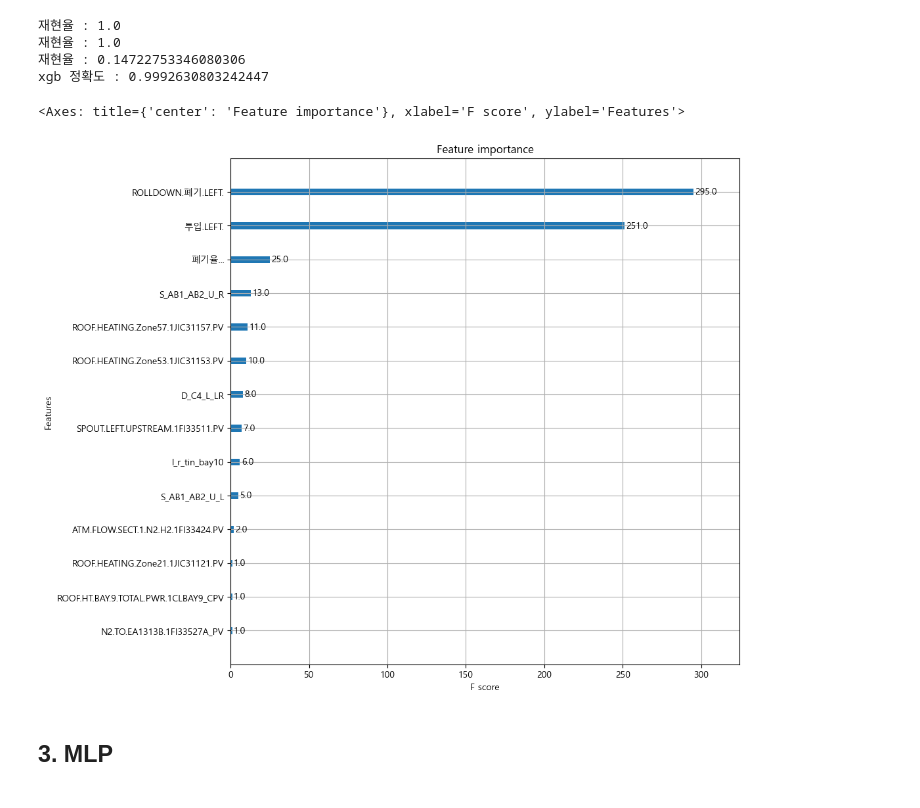
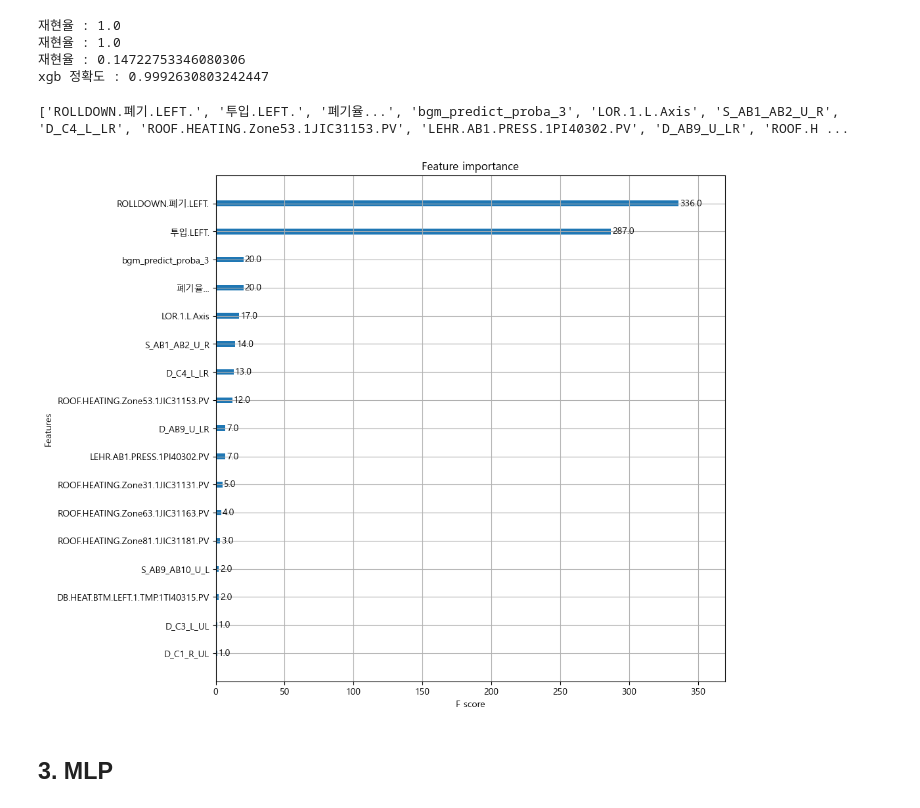
Before and after one commit to gmlwlswls/LGD_anomaly_detection, a Jupyter notebook: 01. 모델링/model_L.RD.ipynb, the cells around one changed output. Drawn from its saved outputs; the diff is of its cells as text; code cells hidden in the pictures.

```diff
--- a/01. 모델링/model_L.RD.ipynb
+++ b/01. 모델링/model_L.RD.ipynb
@@ -124,17 +141,16 @@ array(['ROLLDOWN.폐기.LEFT.', '폐기율...', 'ROOF.HEATING.Zone.1.1JIC31101.P
 # %% [markdown]
 - 하이퍼 파라미터 튜닝
 # %%
-from sklearn.model_selection import GridSearchCV
 
 params = {
-    'n_estimators' : [50, 100, 300],
-    'max_depth' : [8, 10, 12]
+    'n_estimators' : [100, 300, 500, 700],
+    'max_depth' : [5, 15, 30, 50]
 }
 
 
 estimator = RandomForestClassifier(random_state= 42)
-grid_cv = GridSearchCV(estimator= estimator, param_grid= params, cv= 3)
+grid_cv = GridSearchCV(estimator= estimator, param_grid= params, cv= 5)
 grid_cv.fit(X_train, y_train)
 
-print(grid_cv.best_params_)
+print(grid_cv.best_params_) # (15, 300)
 # %% [output]
@@ -170,8 +184,6 @@ plt.show()
 # %% [markdown]
 ## 2. XG Boosting
 # %%
-import xgboost as xgb
-
 train_set = xgb.DMatrix(data= X_train, label= y_train)
 test_set = xgb.DMatrix(data= X_test, label= y_test)
 
@@ -185,7 +197,7 @@ num_rounds = 700
 # 일반 그라디언트 부스팅은 예측기의 개수를 설정하면 조기종료하지 않고고무조건 예측기 개수만큼 훈련
 wlist= [(train_set, 'train'), (test_set, 'test')]
 xgb_model = xgb.train(params= params, dtrain= train_set, num_boost_round= num_rounds,
-                      evals= wlist, early_stopping_rounds= 100)
+                      evals= wlist, early_stopping_rounds= 50)
 
 
 # max_depth= 5, eta= 0.1 : [262]	train-logloss:0.00169	test-logloss:0.01852 **
@@ -278,21 +287,19 @@ print('xgb 정확도 :', accuracy_score(y_sample_test, xgb_sample_preds))
 xgb 정확도 : 0.9992630803242447
 # %%
 # 피쳐 중요도 시각화
-import matplotlib.pyplot as plt
-from xgboost import plot_importance
 
 fig, ax = plt.subplots(figsize= (10, 10))
 
-plot_importance(booster= xgb_model, ax= ax, max_num_features= 28)
+plot_importance(booster= xgb_model, ax= ax, max_num_features= 17)
 
 feat_importance = xgb_model.get_score(importance_type='weight') # dict [('feature', score')]
 sorted_feat_importance = sorted(feat_importance.items(), key=lambda x: x[1], reverse=True) # 중요도 data, score에 따라 내림차순으로 정렬렬
 
-xgb_feat_importance_28 = [feature for feature, importance in sorted_feat_importance[:28]]
+xgb_feat_importance_17 = [feature for feature, importance in sorted_feat_importance[:17]]
 
-print(xgb_feat_importance_28)
+print(xgb_feat_importance_17)
 # %% [output]
-<Axes: title={'center': 'Feature importance'}, xlabel='F score', ylabel='Features'>
+['ROLLDOWN.폐기.LEFT.', '투입.LEFT.', '폐기율...', 'bgm_predict_proba_3', 'LOR.1.L.Axis', 'S_AB1_AB2_U_R', 'D_C4_L_LR', 'ROOF.HEATING.Zone53.1JIC31153.PV', 'LEHR.AB1.PRESS.1PI40302.PV', 'D_AB9_U_LR', 'ROOF.H ...
-[figure, old version]
+[figure, new version]
 # %% [markdown]
 ## 3. MLP
```
Also changed, not shown: parts of 25 cells of this notebook, 7 other files.
